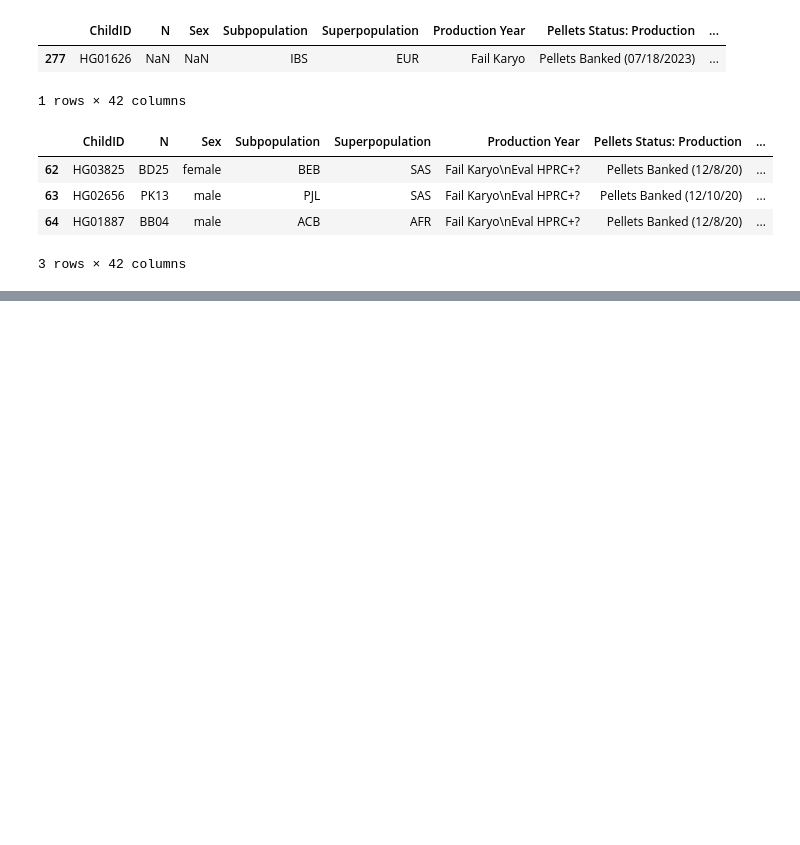
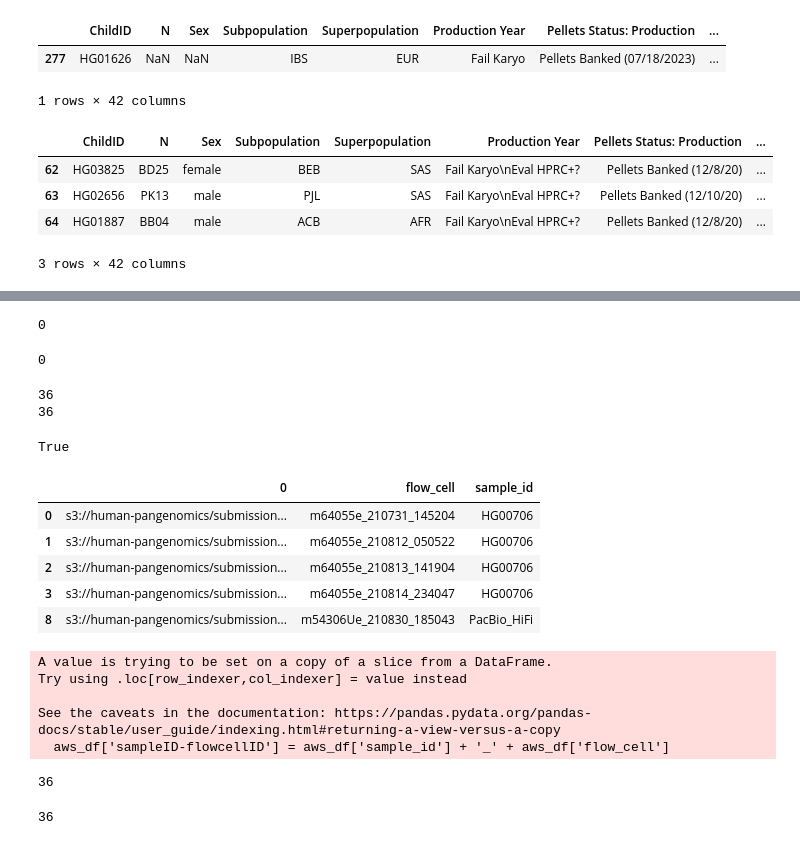
Before and after one commit to human-pangenomics/HPRC_metadata, a Jupyter notebook: submissions/RU_Y2_HiFi/6-metadata.ipynb, the cells around one changed output, grey strips where cells are left out. Drawn from its saved outputs; the diff is of its cells as text; code cells hidden in the pictures; blank space fills up the shorter version.

```diff
--- a/submissions/RU_Y2_HiFi/6-metadata.ipynb
+++ b/submissions/RU_Y2_HiFi/6-metadata.ipynb
@@ -131,3 +131,12 @@ hprc_production[hprc_production['ChildID'].isin(sample_collection_df.index.tolis
 | 63 | HG02656 | PK13 | male | PJL | SAS | Fail Karyo\nEval HPRC+? | Pellets Banked (12/10/20) | ... |
 | 64 | HG01887 | BB04 | male | ACB | AFR | Fail Karyo\nEval HPRC+? | Pellets Banked (12/8/20) | ... |
 3 rows × 42 columns
+# %%
+# Check sampleID-flow cell id combo in primrose with top level
+aws_df = pd.read_csv('RU_Y2_HIFI.csv', header=None)
+# %%
+aws_df['flow_cell'] = [flow_cell.split('/')[-1].split('.')[0] for flow_cell in aws_df[0].tolist()]
+aws_df['sample_id'] = [flow_cell.split('/')[-2] for flow_cell in aws_df[0].tolist()]
+# %%
+aws_df = aws_df[~aws_df['sample_id'].isin(['746FF75B-3C32-42AF-92BB-290BA92CF89A--RU_Y2_HIFI'])]
+aws_df = aws_df[~aws_df[0].str.contains('HG04187')]
@@ -133,0 +152,20 @@ hprc_production[hprc_production['ChildID'].isin(sample_collection_df.index.tolis
+# %%
+aws_df = aws_df[~aws_df['sample_id'].isin(['primrose'])]
+# %%
+len([sample for sample in set(aws_primrose['flow_cell'].tolist()) if sample not in set(aws_df['flow_cell'].tolist())])
+# %% [output]
+0
+# %%
+len([sample for sample in set(aws_df['flow_cell'].tolist()) if sample not in set(aws_primrose['flow_cell'].tolist())])
+# %% [output]
+0
+# %%
+print(len(set(aws_df['flow_cell'].tolist())))
+print(len(set(aws_df['flow_cell'].tolist())))
+# %% [output]
+36
+36
+# %%
+set(aws_df['flow_cell'].tolist()) == set(aws_df['flow_cell'].tolist())
+# %% [output]
+True
@@ -133,0 +174,9 @@ hprc_production[hprc_production['ChildID'].isin(sample_collection_df.index.tolis
+# %%
+aws_df.head()
+# %% [output]
+|  | 0 | flow_cell | sample_id |
+| 0 | s3://human-pangenomics/submission... | m64055e_210731_145204 | HG00706 |
+| 1 | s3://human-pangenomics/submission... | m64055e_210812_050522 | HG00706 |
+| 2 | s3://human-pangenomics/submission... | m64055e_210813_141904 | HG00706 |
+| 3 | s3://human-pangenomics/submission... | m64055e_210814_234047 | HG00706 |
+| 8 | s3://human-pangenomics/submission... | m54306Ue_210830_185043 | PacBio_HiFi |
@@ -133,0 +185,16 @@ hprc_production[hprc_production['ChildID'].isin(sample_collection_df.index.tolis
+# %%
+aws_df['sampleID-flowcellID'] = aws_df['sample_id'] + '_' + aws_df['flow_cell']
+# %% [output]
+A value is trying to be set on a copy of a slice from a DataFrame.
+Try using .loc[row_indexer,col_indexer] = value instead
+
+See the caveats in the documentation: https://pandas.pydata.org/pandas-docs/stable/user_guide/indexing.html#returning-a-view-versus-a-copy
+  aws_df['sampleID-flowcellID'] = aws_df['sample_id'] + '_' + aws_df['flow_cell']
+# %%
+len(collections.Counter(aws_primrose['sampleID-flowcellID'].tolist()).keys())
+# %% [output]
+36
+# %%
+len(collections.Counter(aws_df['sampleID-flowcellID'].tolist()))
+# %% [output]
+36
```
Also changed, not shown: parts of 11 cells of this notebook, 3 other files.
